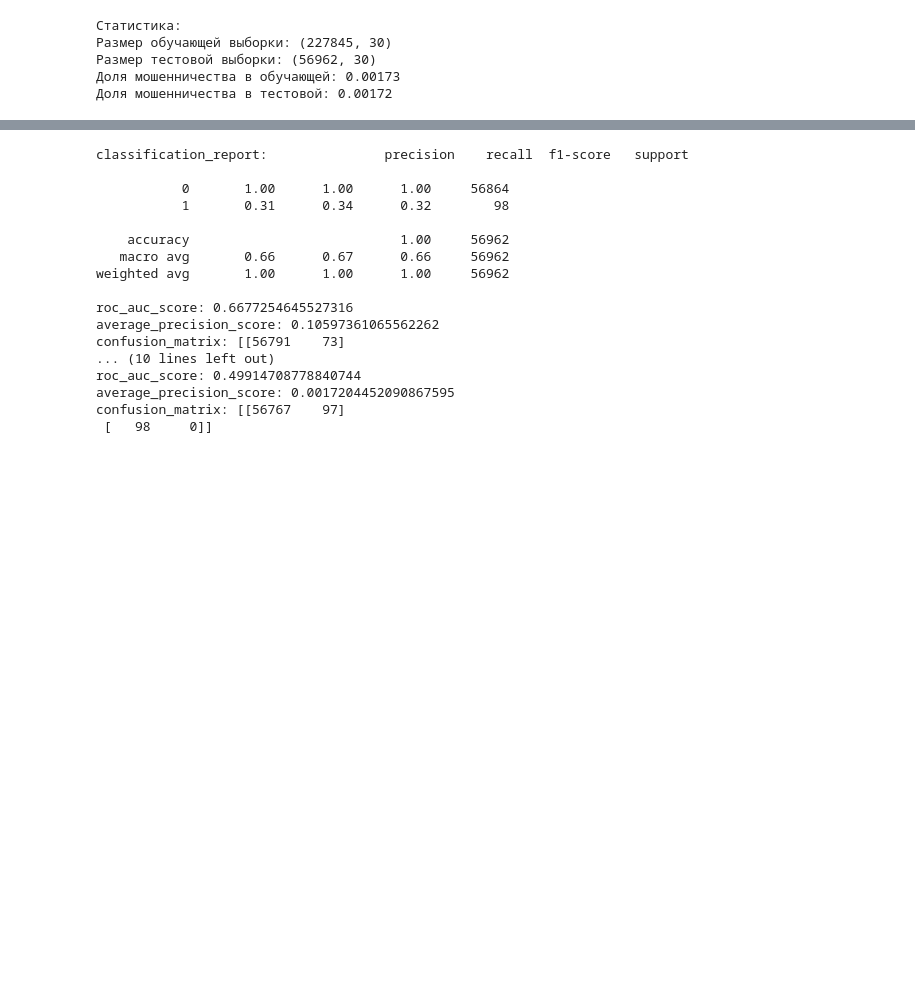
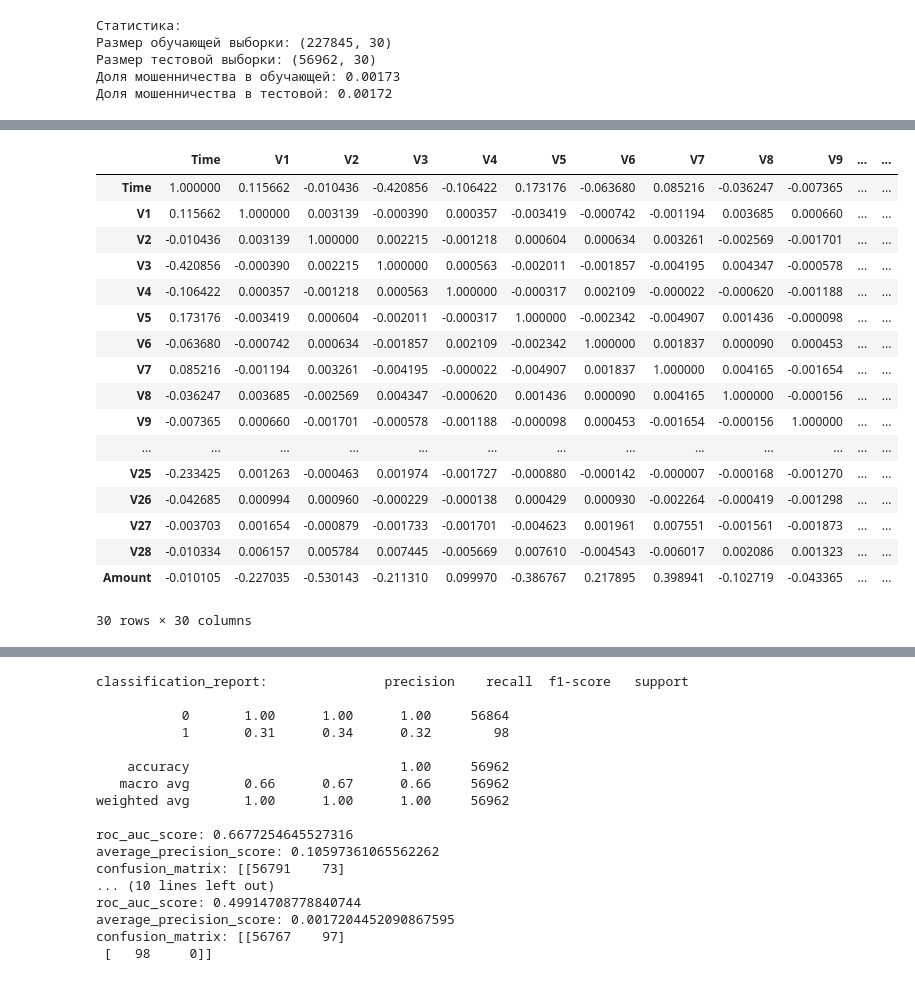
Before and after one commit to SemVan/BankingCourse, a Jupyter notebook: Seminar7 (1).ipynb, the cells around one changed output, grey strips where cells are left out. Cells and saved outputs as stored; diff of their text form; code cells hidden in the pictures; blank space fills up the shorter version.

```diff
--- a/Seminar7 (1).ipynb
+++ b/Seminar7 (1).ipynb
@@ -205 +205,9 @@ mse_test
 Length: 56962, dtype: float64
+# %%
+from catboost import CatBoostClassifier
+
+model = CatBoostClassifier(iterations=300)
+model.fit(X_train, y_train)
+y_pred_proba = model.predict_proba(X_test)
+y_pred = model.predict(X_test)
+cm = confusion_matrix(y_test, y_pred)
@@ -205,0 +243,21 @@ Length: 56962, dtype: float64
+# %%
+X_train.corr()
+# %% [output]
+|  | Time | V1 | V2 | V3 | V4 | V5 | V6 | V7 | V8 | V9 | ... | ... |
+| Time | 1.000000 | 0.115662 | -0.010436 | -0.420856 | -0.106422 | 0.173176 | -0.063680 | 0.085216 | -0.036247 | -0.007365 | ... | ... |
+| V1 | 0.115662 | 1.000000 | 0.003139 | -0.000390 | 0.000357 | -0.003419 | -0.000742 | -0.001194 | 0.003685 | 0.000660 | ... | ... |
+| V2 | -0.010436 | 0.003139 | 1.000000 | 0.002215 | -0.001218 | 0.000604 | 0.000634 | 0.003261 | -0.002569 | -0.001701 | ... | ... |
+| V3 | -0.420856 | -0.000390 | 0.002215 | 1.000000 | 0.000563 | -0.002011 | -0.001857 | -0.004195 | 0.004347 | -0.000578 | ... | ... |
+| V4 | -0.106422 | 0.000357 | -0.001218 | 0.000563 | 1.000000 | -0.000317 | 0.002109 | -0.000022 | -0.000620 | -0.001188 | ... | ... |
+| V5 | 0.173176 | -0.003419 | 0.000604 | -0.002011 | -0.000317 | 1.000000 | -0.002342 | -0.004907 | 0.001436 | -0.000098 | ... | ... |
+| V6 | -0.063680 | -0.000742 | 0.000634 | -0.001857 | 0.002109 | -0.002342 | 1.000000 | 0.001837 | 0.000090 | 0.000453 | ... | ... |
+| V7 | 0.085216 | -0.001194 | 0.003261 | -0.004195 | -0.000022 | -0.004907 | 0.001837 | 1.000000 | 0.004165 | -0.001654 | ... | ... |
+| V8 | -0.036247 | 0.003685 | -0.002569 | 0.004347 | -0.000620 | 0.001436 | 0.000090 | 0.004165 | 1.000000 | -0.000156 | ... | ... |
+| V9 | -0.007365 | 0.000660 | -0.001701 | -0.000578 | -0.001188 | -0.000098 | 0.000453 | -0.001654 | -0.000156 | 1.000000 | ... | ... |
+| ... | ... | ... | ... | ... | ... | ... | ... | ... | ... | ... | ... | ... |
+| V25 | -0.233425 | 0.001263 | -0.000463 | 0.001974 | -0.001727 | -0.000880 | -0.000142 | -0.000007 | -0.000168 | -0.001270 | ... | ... |
+| V26 | -0.042685 | 0.000994 | 0.000960 | -0.000229 | -0.000138 | 0.000429 | 0.000930 | -0.002264 | -0.000419 | -0.001298 | ... | ... |
+| V27 | -0.003703 | 0.001654 | -0.000879 | -0.001733 | -0.001701 | -0.004623 | 0.001961 | 0.007551 | -0.001561 | -0.001873 | ... | ... |
+| V28 | -0.010334 | 0.006157 | 0.005784 | 0.007445 | -0.005669 | 0.007610 | -0.004543 | -0.006017 | 0.002086 | 0.001323 | ... | ... |
+| Amount | -0.010105 | -0.227035 | -0.530143 | -0.211310 | 0.099970 | -0.386767 | 0.217895 | 0.398941 | -0.102719 | -0.043365 | ... | ... |
+30 rows × 30 columns
```
Also changed, not shown: parts of 7 cells of this notebook.
